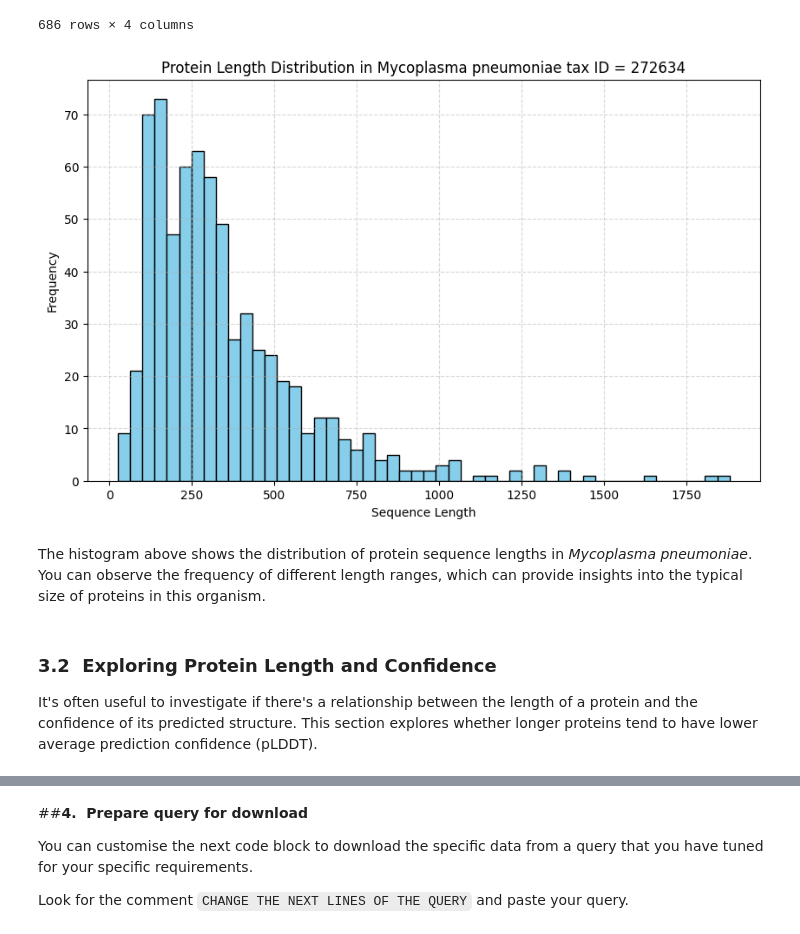
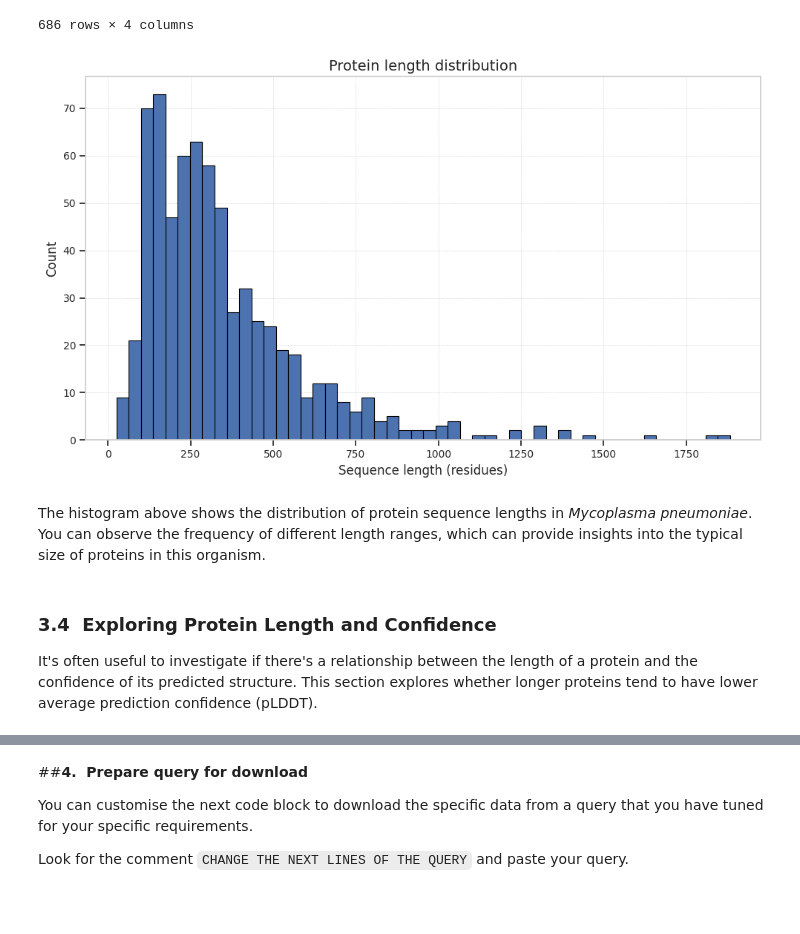
Before and after one commit to paulynamagana/afdb-api-course, a Jupyter notebook: 3_AFDB_BigQuery.ipynb, the cells around one changed output, grey strips where cells are left out. Saved outputs shown, nothing was run; the diff lists cells and outputs as text; code cells hidden in the pictures; blank space fills up the shorter version.

```diff
--- a/3_AFDB_BigQuery.ipynb
+++ b/3_AFDB_BigQuery.ipynb
@@ -214,19 +348,33 @@ df = execute_bigquery_and_create_dataframe(query)
 | 685 | Y465_MYCPN | 199 | 32.21 | Mycoplasma pneumoniae (strain ATC... |
 686 rows × 4 columns
 # %%
+#plot
+sns.set(style="whitegrid")
+
 plt.figure(figsize=(10, 6))
-plt.hist(df['sequence_length'], bins=50, color='skyblue', edgecolor='black')
-plt.title('Protein Length Distribution in Mycoplasma pneumoniae tax ID = 272634')
-plt.xlabel('Sequence Length')
-plt.ylabel('Frequency')
-plt.grid(True, linestyle='--', alpha=0.5)
+plt.hist(df['sequence_length'], bins=50, color='#4C72B0', edgecolor='black', linewidth=0.8)
+
+plt.title('Protein length distribution', fontsize=14)
+plt.xlabel('Sequence length (residues)', fontsize=12)
+plt.ylabel('Count', fontsize=12)
+
+# Improve ticks
+plt.xticks(fontsize=10)
+plt.yticks(fontsize=10)
+plt.tick_params(axis='both', which='both', direction='out', bottom=True, left=True)
+
+# Grid style
+plt.grid(True, linestyle='--', linewidth=0.5, alpha=0.7)
+
+# Tight layout
+plt.tight_layout()
 plt.show()
 # %% [output]
-[figure, old version]
+[figure, new version]
 # %% [markdown]
 The histogram above shows the distribution of protein sequence lengths in *Mycoplasma pneumoniae*. You can observe the frequency of different length ranges, which can provide insights into the typical size of proteins in this organism.
 # %% [markdown]
-### **3.2&nbsp; Exploring Protein Length and Confidence**
+### **3.4&nbsp; Exploring Protein Length and Confidence**
 
 It's often useful to investigate if there's a relationship between the length of a protein and the confidence of its predicted structure. This section explores whether longer proteins tend to have lower average prediction confidence (pLDDT).
 # %%
```
Also changed, not shown: parts of 26 cells of this notebook.
